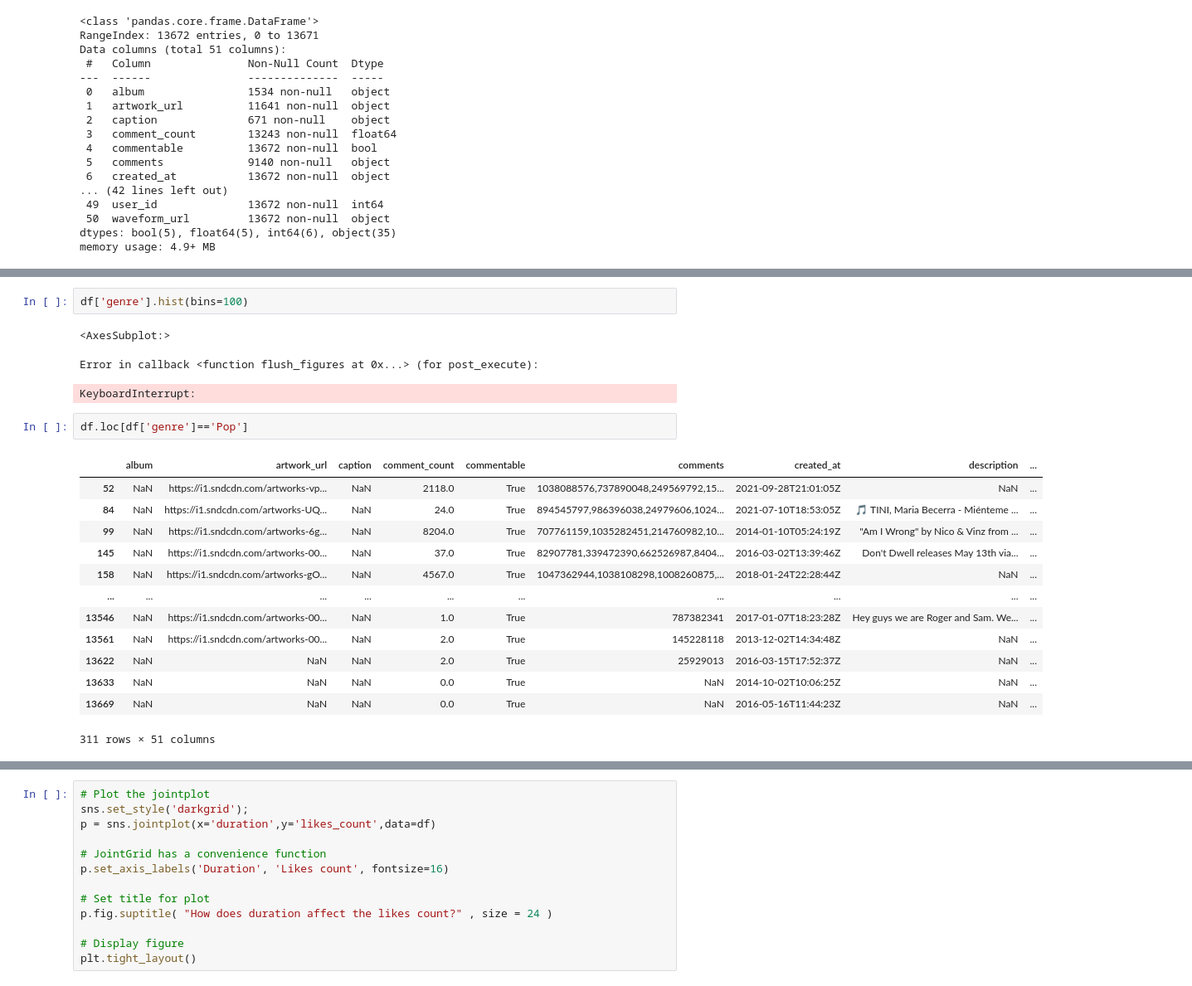
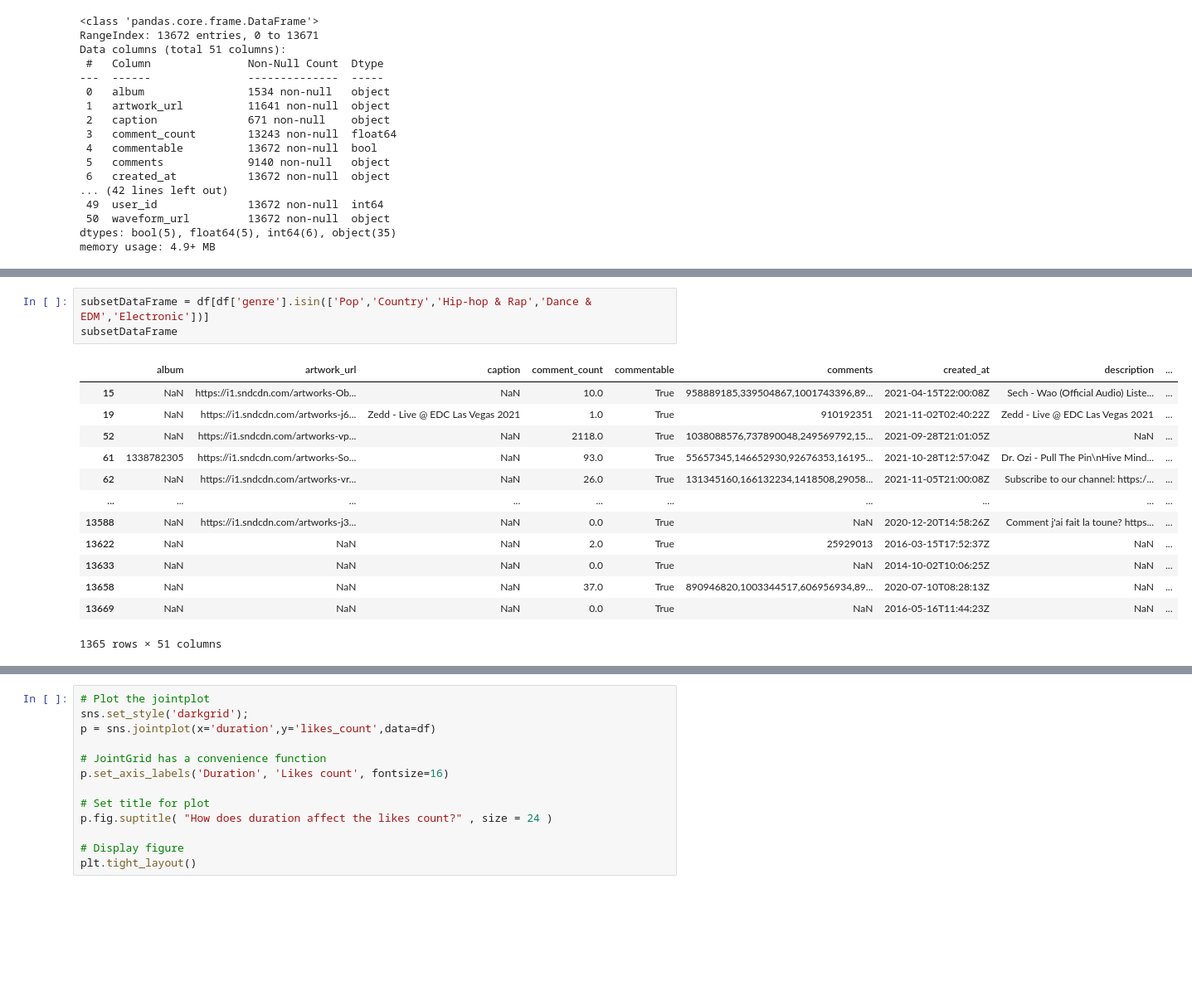
Before and after one commit to machung2001/SoundCloud, a Jupyter notebook: Project 2/Trang.ipynb, the cells around one changed output, grey strips where cells are left out. Shown: that part at 83% size. Cells and saved outputs as stored; diff of their text form; blank space fills up the shorter version.

```diff
--- a/Project 2/Trang.ipynb
+++ b/Project 2/Trang.ipynb
@@ -58,22 +48,17 @@ df_genre
-# %%
-df['genre'].hist(bins=100)
-# %% [output]
-<AxesSubplot:>
-Error in callback <function flush_figures at 0x...> (for post_execute):
-KeyboardInterrupt:
-# %%
-df.loc[df['genre']=='Pop']
-# %% [output]
-|  | album | artwork_url | caption | comment_count | commentable | comments | created_at | description | ... |
-| 52 | NaN | https://i1.sndcdn.com/artworks-vp... | NaN | 2118.0 | True | 1038088576,737890048,249569792,15... | 2021-09-28T21:01:05Z | NaN | ... |
-| 84 | NaN | https://i1.sndcdn.com/artworks-UQ... | NaN | 24.0 | True | 894545797,986396038,24979606,1024... | 2021-07-10T18:53:05Z | 🎵 TINI, Maria Becerra - Miénteme ... | ... |
-| 99 | NaN | https://i1.sndcdn.com/artworks-6g... | NaN | 8204.0 | True | 707761159,1035282451,214760982,10... | 2014-01-10T05:24:19Z | "Am I Wrong" by Nico & Vinz from ... | ... |
-| 145 | NaN | https://i1.sndcdn.com/artworks-00... | NaN | 37.0 | True | 82907781,339472390,662526987,8404... | 2016-03-02T13:39:46Z | Don't Dwell releases May 13th via... | ... |
-| 158 | NaN | https://i1.sndcdn.com/artworks-gO... | NaN | 4567.0 | True | 1047362944,1038108298,1008260875,... | 2018-01-24T22:28:44Z | NaN | ... |
-| ... | ... | ... | ... | ... | ... | ... | ... | ... | ... |
-| 13546 | NaN | https://i1.sndcdn.com/artworks-00... | NaN | 1.0 | True | 787382341 | 2017-01-07T18:23:28Z | Hey guys we are Roger and Sam. We... | ... |
-| 13561 | NaN | https://i1.sndcdn.com/artworks-00... | NaN | 2.0 | True | 145228118 | 2013-12-02T14:34:48Z | NaN | ... |
-| 13622 | NaN | NaN | NaN | 2.0 | True | 25929013 | 2016-03-15T17:52:37Z | NaN | ... |
-| 13633 | NaN | NaN | NaN | 0.0 | True | NaN | 2014-10-02T10:06:25Z | NaN | ... |
-| 13669 | NaN | NaN | NaN | 0.0 | True | NaN | 2016-05-16T11:44:23Z | NaN | ... |
-311 rows × 51 columns
+# %%
+subsetDataFrame = df[df['genre'].isin(['Pop','Country','Hip-hop & Rap','Dance & EDM','Electronic'])]
+subsetDataFrame
+# %% [output]
+|  | album | artwork_url | caption | comment_count | commentable | comments | created_at | description | ... |
+| 15 | NaN | https://i1.sndcdn.com/artworks-Ob... | NaN | 10.0 | True | 958889185,339504867,1001743396,89... | 2021-04-15T22:00:08Z | Sech - Wao (Official Audio) Liste... | ... |
+| 19 | NaN | https://i1.sndcdn.com/artworks-j6... | Zedd - Live @ EDC Las Vegas 2021 | 1.0 | True | 910192351 | 2021-11-02T02:40:22Z | Zedd - Live @ EDC Las Vegas 2021 | ... |
+| 52 | NaN | https://i1.sndcdn.com/artworks-vp... | NaN | 2118.0 | True | 1038088576,737890048,249569792,15... | 2021-09-28T21:01:05Z | NaN | ... |
+| 61 | 1338782305 | https://i1.sndcdn.com/artworks-So... | NaN | 93.0 | True | 55657345,146652930,92676353,16195... | 2021-10-28T12:57:04Z | Dr. Ozi - Pull The Pin\nHive Mind... | ... |
+| 62 | NaN | https://i1.sndcdn.com/artworks-vr... | NaN | 26.0 | True | 131345160,166132234,1418508,29058... | 2021-11-05T21:00:08Z | Subscribe to our channel: https:/... | ... |
+| ... | ... | ... | ... | ... | ... | ... | ... | ... | ... |
+| 13588 | NaN | https://i1.sndcdn.com/artworks-j3... | NaN | 0.0 | True | NaN | 2020-12-20T14:58:26Z | Comment j'ai fait la toune? https... | ... |
+| 13622 | NaN | NaN | NaN | 2.0 | True | 25929013 | 2016-03-15T17:52:37Z | NaN | ... |
+| 13633 | NaN | NaN | NaN | 0.0 | True | NaN | 2014-10-02T10:06:25Z | NaN | ... |
+| 13658 | NaN | NaN | NaN | 37.0 | True | 890946820,1003344517,606956934,89... | 2020-07-10T08:28:13Z | NaN | ... |
+| 13669 | NaN | NaN | NaN | 0.0 | True | NaN | 2016-05-16T11:44:23Z | NaN | ... |
+1365 rows × 51 columns
```
Also changed, not shown: parts of 2 cells of this notebook, 1 other file.
